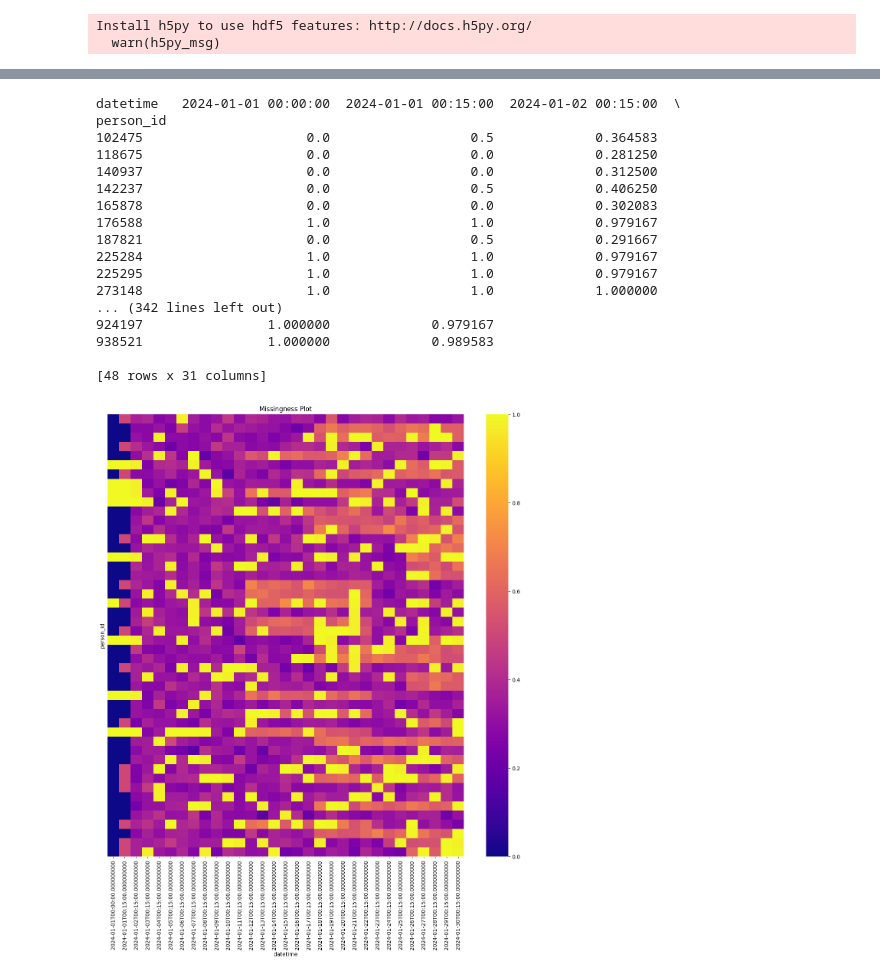
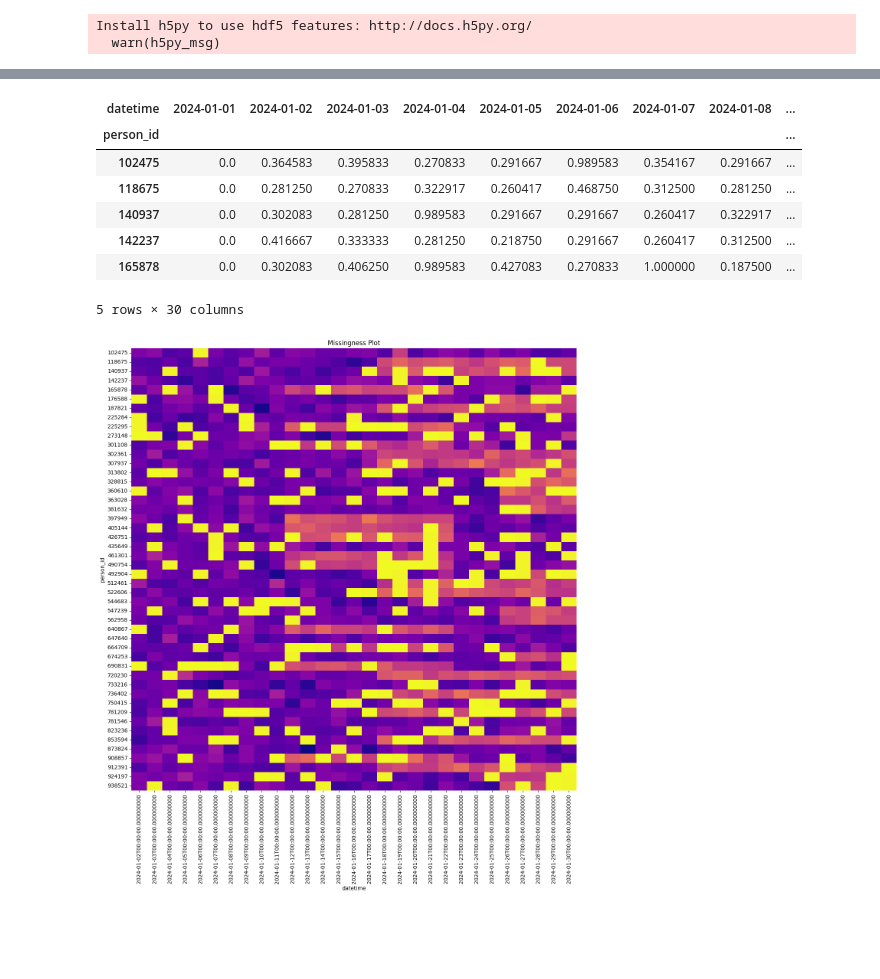
Before and after one commit to DigitalBiomarkerDiscoveryPipeline/FOMO, a Jupyter notebook: fomo/examples/full_pipeline.ipynb, the cells around one changed output, grey strips where cells are left out. Drawn from its saved outputs; the diff is of its cells as text; code cells hidden in the pictures; blank space fills up the shorter version.

```diff
--- a/fomo/examples/full_pipeline.ipynb
+++ b/fomo/examples/full_pipeline.ipynb
@@ -60,29 +51,22 @@ print(person_924197)
 # %%
-my_missing_data_matrix = missing_data_matrix(flagged_data, missingness_interval=15*4*24)
-print(my_missing_data_matrix)
+my_missing_data_matrix = missing_data_matrix(flagged_data, missingness_interval=15*4*24, person_index=True)
+my_missing_data_matrix.head()
 # %% [output]
+| datetime | 2024-01-01 | 2024-01-02 | 2024-01-03 | 2024-01-04 | 2024-01-05 | 2024-01-06 | 2024-01-07 | 2024-01-08 | ... |
+| person_id |  |  |  |  |  |  |  |  | ... |
+| 102475 | 0.0 | 0.364583 | 0.395833 | 0.270833 | 0.291667 | 0.989583 | 0.354167 | 0.291667 | ... |
+| 118675 | 0.0 | 0.281250 | 0.270833 | 0.322917 | 0.260417 | 0.468750 | 0.312500 | 0.281250 | ... |
+| 140937 | 0.0 | 0.302083 | 0.281250 | 0.989583 | 0.291667 | 0.291667 | 0.260417 | 0.322917 | ... |
+| 142237 | 0.0 | 0.416667 | 0.333333 | 0.281250 | 0.218750 | 0.291667 | 0.260417 | 0.312500 | ... |
+| 165878 | 0.0 | 0.302083 | 0.406250 | 0.989583 | 0.427083 | 0.270833 | 1.000000 | 0.187500 | ... |
-datetime   2024-01-01 00:00:00  2024-01-01 00:15:00  2024-01-02 00:15:00  \
-person_id
-102475                     0.0                  0.5             0.364583
-118675                     0.0                  0.0             0.281250
-140937                     0.0                  0.0             0.312500
-142237                     0.0                  0.5             0.406250
-165878                     0.0                  0.0             0.302083
-176588                     1.0                  1.0             0.979167
-187821                     0.0                  0.5             0.291667
-225284                     1.0                  1.0             0.979167
-225295                     1.0                  1.0             0.979167
-273148                     1.0                  1.0             1.000000
-... (342 lines left out)
-924197                1.000000             0.979167
-938521                1.000000             0.989583
-
-[48 rows x 31 columns]
+5 rows × 30 columns
+# %%
+my_missing_data_matrix = my_missing_data_matrix.drop(my_missing_data_matrix.columns[0],axis=1)
 # %%
 plot_data = MissingPatternPlot(my_missing_data_matrix, None, 'study_period', None)
-plot_data.plot('person_id', direction=True, x_ticks='auto', y_ticks=False, cmap='plasma', color_bar=True)
+plot_data.plot('person_id', direction=True, x_ticks='auto', y_ticks=True)
 # %% [output]
-[figure, old version]
+[figure, new version]
 # %%
 cluster_k = Cluster_KMeans(None)
 optimal_k = cluster_k.find_n_clusters(my_missing_data_matrix, clusters=np.arange(1,9), method='elbow')
```
Also changed, not shown: parts of 11 cells of this notebook.
